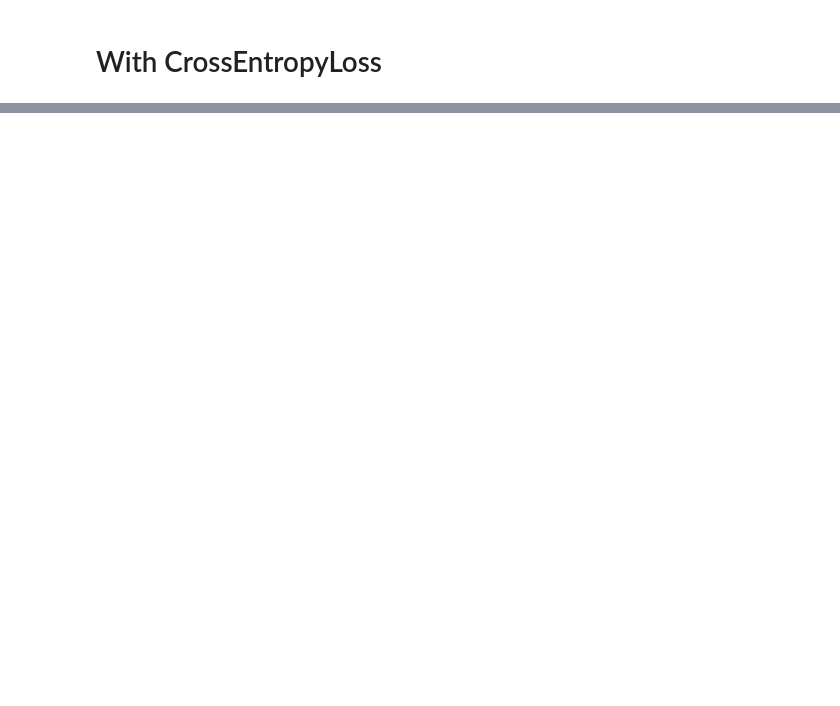
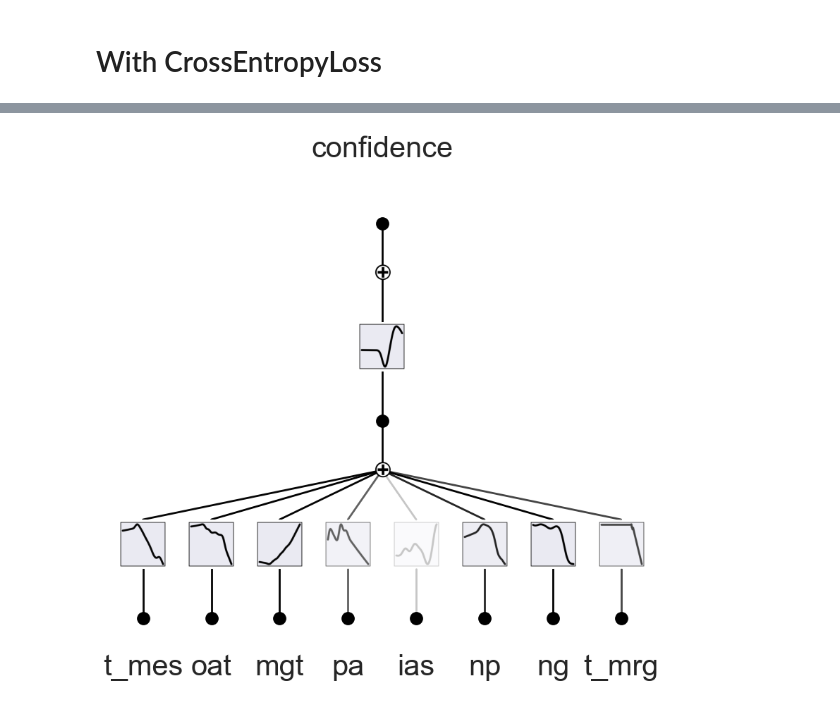
Before and after one commit to MrPio/PHM_North_America_2024_Challenge, a Jupyter notebook: 3-Fault_Detection/3-Fault_Detection.ipynb, the cells around one changed output, grey strips where cells are left out. Saved outputs shown, nothing was run; the diff lists cells and outputs as text; code cells hidden in the pictures; blank space fills up the shorter version.

```diff
--- a/3-Fault_Detection/3-Fault_Detection.ipynb
+++ b/3-Fault_Detection/3-Fault_Detection.ipynb
@@ -188,0 +208,5 @@ plt.show()
+# %%
+pyKAN.model.plot(scale=1, in_vars=['t_mes', 'oat', 'mgt', 'pa', 'ias', 'np', 'ng', 't_mrg'], out_vars=['confidence'],
+                 varscale=0.75)
+# %% [output]
+[figure, added]
```
Also changed, not shown: parts of 27 cells of this notebook, 15 other files.
